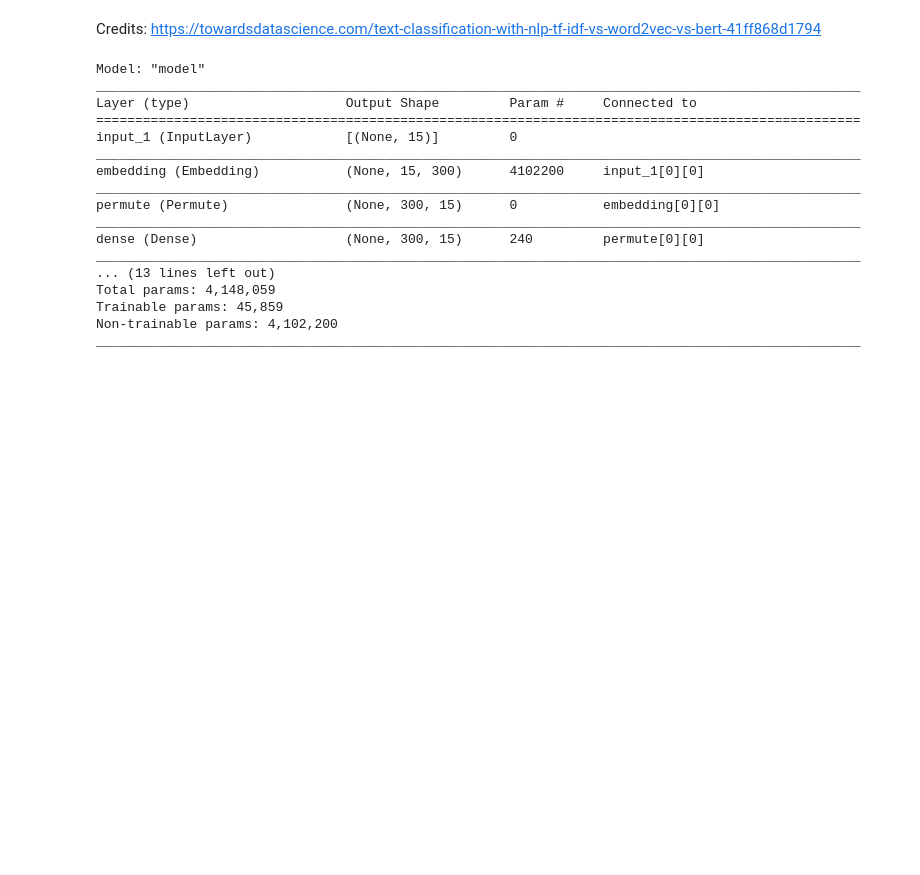
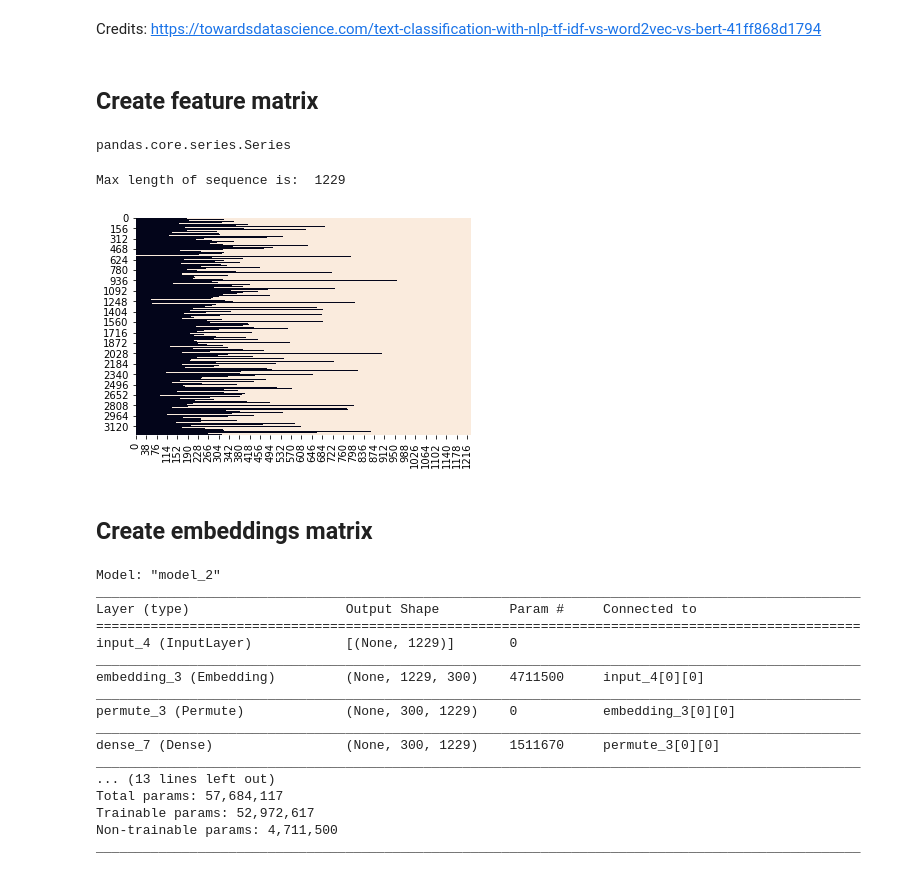
Before and after one commit to hanna-freuden/MusicLyrics, a Jupyter notebook: MusicLyrics Modelling - Part 2 - Word2Vec.ipynb, the cells around one changed output. Drawn from its saved outputs; the diff is of its cells as text; code cells hidden in the pictures; blank space fills up the shorter version.

```diff
--- a/MusicLyrics Modelling - Part 2 - Word2Vec.ipynb
+++ b/MusicLyrics Modelling - Part 2 - Word2Vec.ipynb
@@ -157,6 +183,35 @@ for label, row in dtf_[["x","y","z"]].iterrows():
 ## Neural Network using word embeddings
 # %% [markdown]
 Credits: https://towardsdatascience.com/text-classification-with-nlp-tf-idf-vs-word2vec-vs-bert-41ff868d1794
+# %% [markdown]
+## Create feature matrix
 # %%
 from tensorflow.keras import models, layers, preprocessing as kprocessing
 from tensorflow.keras import backend as K
+# %%
+type(X_train)
+# %% [output]
+pandas.core.series.Series
+# %%
+tokenizer = kprocessing.text.Tokenizer(lower=True, split=' ',
+                     oov_token="NaN",
+                     filters='!"#$%&()*+,-./:;<=>?@[\\]^_`{|}~\t\n')
+tokenizer.fit_on_texts(lst_corpus)
+dic_vocabulary = tokenizer.word_index
+## create sequence
+lst_text2seq= tokenizer.texts_to_sequences(lst_corpus)
+# %%
+#get max len sequence
+max_len=max([len(list) for list in lst_text2seq])
+print("Max length of sequence is: ", max_len)
+# %% [output]
+Max length of sequence is:  1229
+# %%
+## padding sequence
+X_train = kprocessing.sequence.pad_sequences(lst_text2seq,
+                    maxlen=max_len, padding="post", truncating="post")
+# %%
+sns.heatmap(X_train==0, vmin=0, vmax=1, cbar=False)
+plt.show()
+# %% [output]
+[figure, added]
@@ -163,3 +234,5 @@ from tensorflow.keras import backend as K
+# %% [markdown]
+## Create embeddings matrix
 # %%
 embeddings=df_wv
 ## code attention layer
@@ -171,18 +244,18 @@ def attention_layer(inputs, neurons):
     return x
 
 ## input
-x_in = layers.Input(shape=(15,))
+x_in = layers.Input(shape=(max_len,))
 ## embedding
 x = layers.Embedding(input_dim=embeddings.shape[0],
                      output_dim=embeddings.shape[1],
                      weights=[embeddings],
-                     input_length=15, trainable=False)(x_in)
+                     input_length=max_len, trainable=False)(x_in)
 ## apply attention
-x = attention_layer(x, neurons=15)
+x = attention_layer(x, neurons=max_len)
 ## 2 layers of bidirectional lstm
-x = layers.Bidirectional(layers.LSTM(units=15, dropout=0.2,
+x = layers.Bidirectional(layers.LSTM(units=max_len, dropout=0.2,
                          return_sequences=True))(x)
-x = layers.Bidirectional(layers.LSTM(units=15, dropout=0.2))(x)
+x = layers.Bidirectional(layers.LSTM(units=max_len, dropout=0.2))(x)
 ## final dense layers
 x = layers.Dense(64, activation='relu')(x)
 y_out = layers.Dense(3, activation='softmax')(x)
@@ -193,20 +266,20 @@ model.compile(loss='sparse_categorical_crossentropy',
 
 model.summary()
 # %% [output]
-Model: "model"
+Model: "model_2"
 __________________________________________________________________________________________________
 Layer (type)                    Output Shape         Param #     Connected to
 ==================================================================================================
-input_1 (InputLayer)            [(None, 15)]         0
+input_4 (InputLayer)            [(None, 1229)]       0
 __________________________________________________________________________________________________
-embedding (Embedding)           (None, 15, 300)      4102200     input_1[0][0]
+embedding_3 (Embedding)         (None, 1229, 300)    4711500     input_4[0][0]
 __________________________________________________________________________________________________
-permute (Permute)               (None, 300, 15)      0           embedding[0][0]
+permute_3 (Permute)             (None, 300, 1229)    0           embedding_3[0][0]
 __________________________________________________________________________________________________
-dense (Dense)                   (None, 300, 15)      240         permute[0][0]
+dense_7 (Dense)                 (None, 300, 1229)    1511670     permute_3[0][0]
 __________________________________________________________________________________________________
 ... (13 lines left out)
-Total params: 4,148,059
-Trainable params: 45,859
-Non-trainable params: 4,102,200
+Total params: 57,684,117
+Trainable params: 52,972,617
+Non-trainable params: 4,711,500
 __________________________________________________________________________________________________
```
Also changed, not shown: parts of 16 cells of this notebook.
